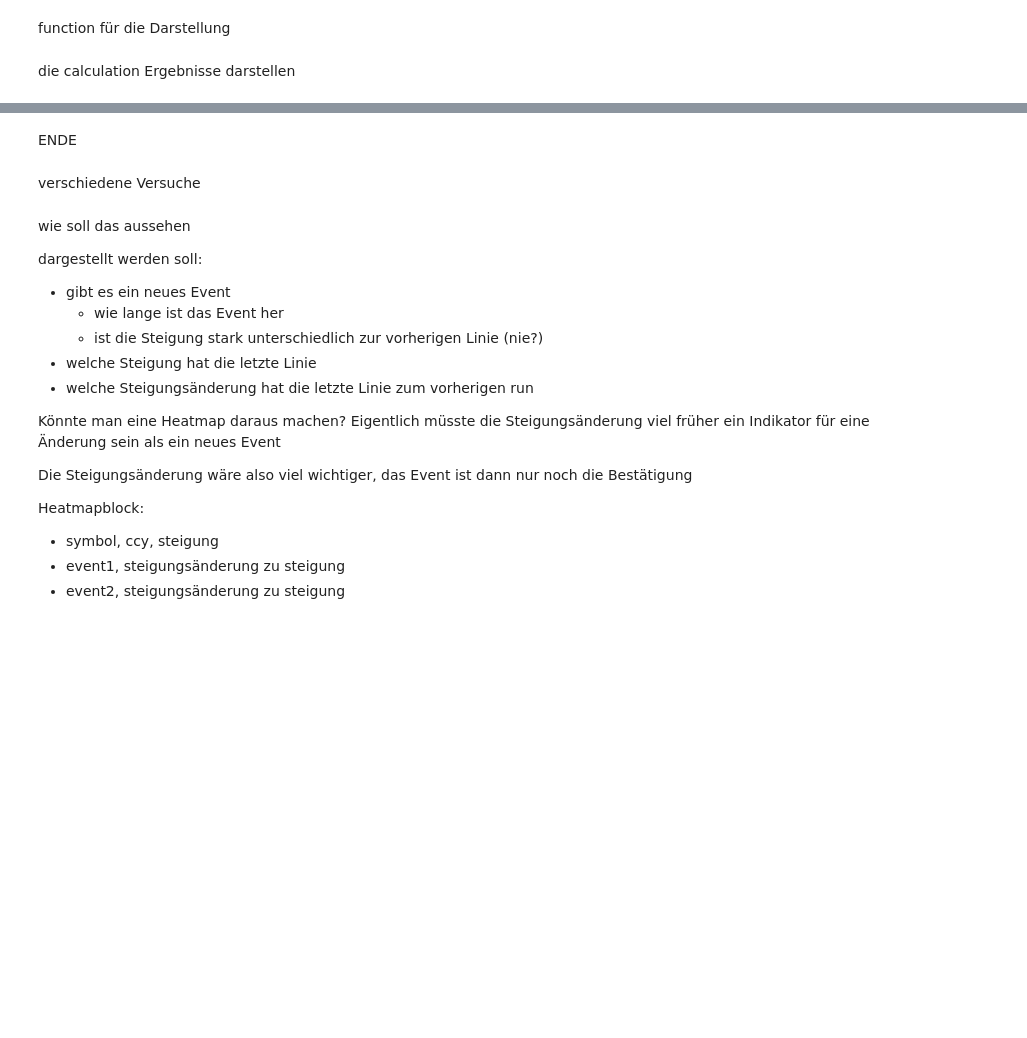
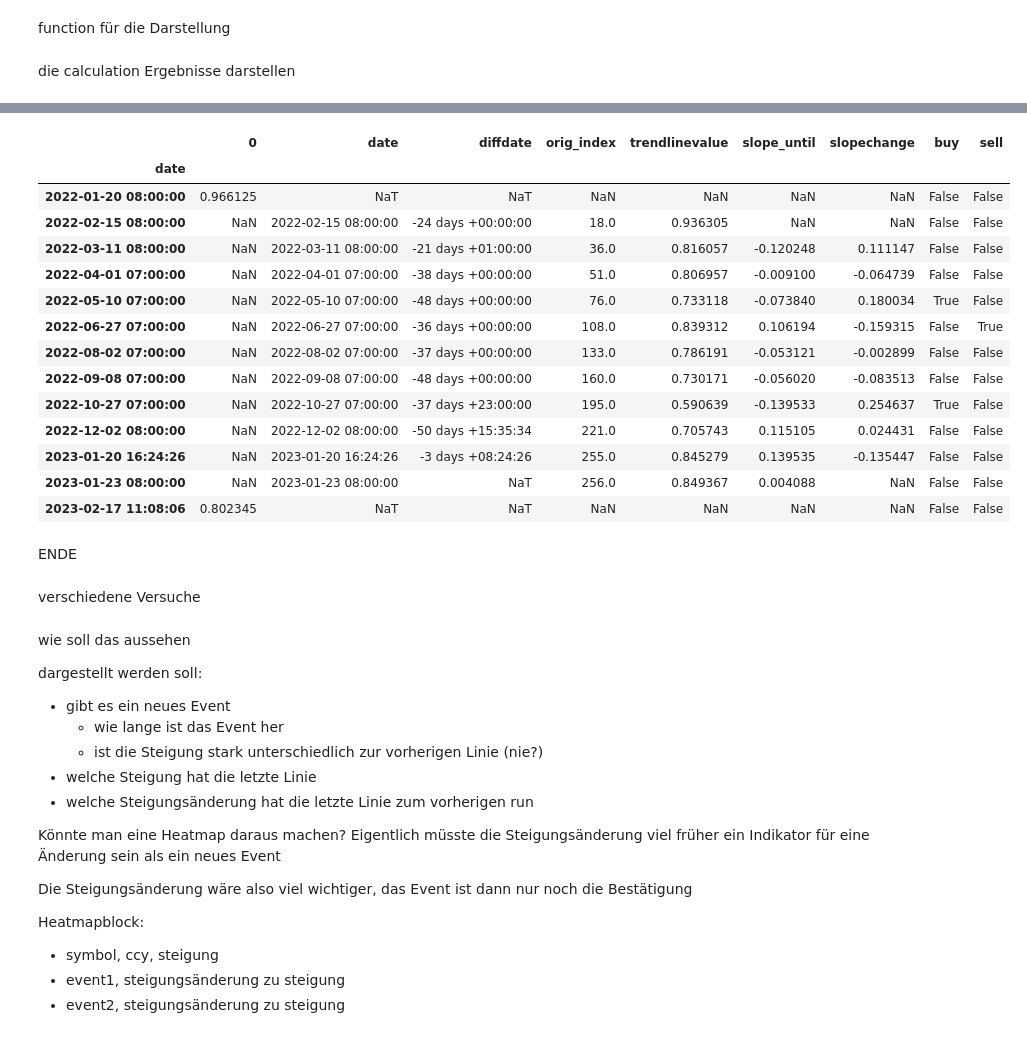
Before and after one commit to baerwind/L1trendchanges, a Jupyter notebook: L1trendchanges.ipynb, the cells around one changed output, grey strips where cells are left out. Drawn from its saved outputs; the diff is of its cells as text; code cells hidden in the pictures; blank space fills up the shorter version.

```diff
--- a/L1trendchanges.ipynb
+++ b/L1trendchanges.ipynb
@@ -473,3 +480,21 @@ for j, (close_pricesd, trendlinedl, trendchangesdl, prev_close_pricesd, prev_tre
+# %%
+aggtchanges
+# %% [output]
+|  | 0 | date | diffdate | orig_index | trendlinevalue | slope_until | slopechange | buy | sell |
+| date |  |  |  |  |  |  |  |  |  |
+| 2022-01-20 08:00:00 | 0.966125 | NaT | NaT | NaN | NaN | NaN | NaN | False | False |
+| 2022-02-15 08:00:00 | NaN | 2022-02-15 08:00:00 | -24 days +00:00:00 | 18.0 | 0.936305 | NaN | NaN | False | False |
+| 2022-03-11 08:00:00 | NaN | 2022-03-11 08:00:00 | -21 days +01:00:00 | 36.0 | 0.816057 | -0.120248 | 0.111147 | False | False |
+| 2022-04-01 07:00:00 | NaN | 2022-04-01 07:00:00 | -38 days +00:00:00 | 51.0 | 0.806957 | -0.009100 | -0.064739 | False | False |
+| 2022-05-10 07:00:00 | NaN | 2022-05-10 07:00:00 | -48 days +00:00:00 | 76.0 | 0.733118 | -0.073840 | 0.180034 | True | False |
+| 2022-06-27 07:00:00 | NaN | 2022-06-27 07:00:00 | -36 days +00:00:00 | 108.0 | 0.839312 | 0.106194 | -0.159315 | False | True |
+| 2022-08-02 07:00:00 | NaN | 2022-08-02 07:00:00 | -37 days +00:00:00 | 133.0 | 0.786191 | -0.053121 | -0.002899 | False | False |
+| 2022-09-08 07:00:00 | NaN | 2022-09-08 07:00:00 | -48 days +00:00:00 | 160.0 | 0.730171 | -0.056020 | -0.083513 | False | False |
+| 2022-10-27 07:00:00 | NaN | 2022-10-27 07:00:00 | -37 days +23:00:00 | 195.0 | 0.590639 | -0.139533 | 0.254637 | True | False |
+| 2022-12-02 08:00:00 | NaN | 2022-12-02 08:00:00 | -50 days +15:35:34 | 221.0 | 0.705743 | 0.115105 | 0.024431 | False | False |
+| 2023-01-20 16:24:26 | NaN | 2023-01-20 16:24:26 | -3 days +08:24:26 | 255.0 | 0.845279 | 0.139535 | -0.135447 | False | False |
+| 2023-01-23 08:00:00 | NaN | 2023-01-23 08:00:00 | NaT | 256.0 | 0.849367 | 0.004088 | NaN | False | False |
+| 2023-02-17 11:08:06 | 0.802345 | NaT | NaT | NaN | NaN | NaN | NaN | False | False |
 # %% [markdown]
 ENDE
 # %% [markdown]
```
Also changed, not shown: parts of 5 cells of this notebook.
